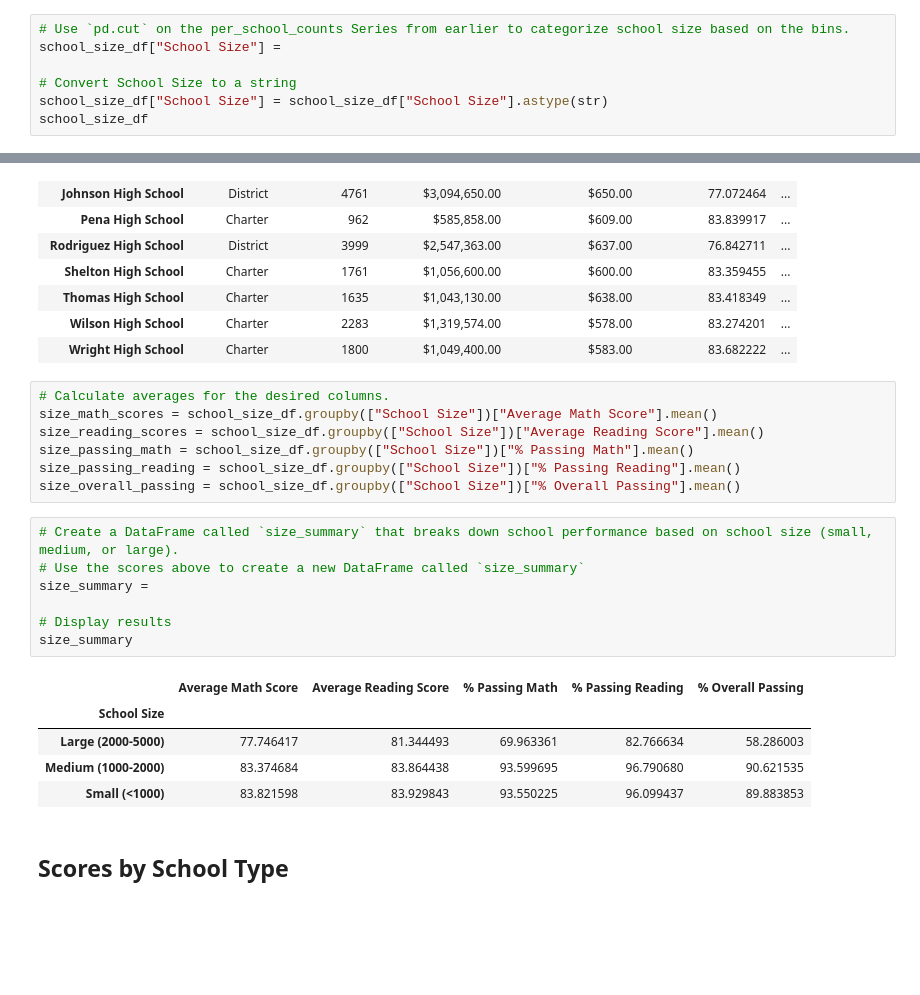
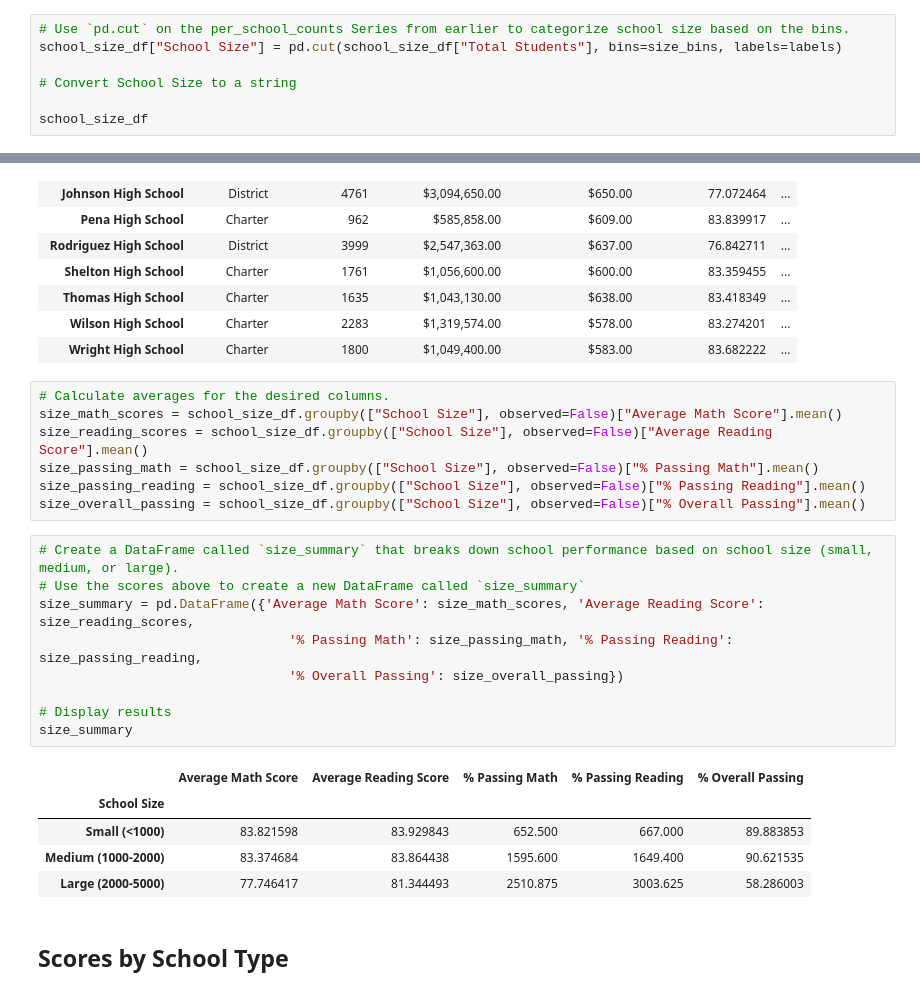
Before and after one commit to lilianag21/pandas-challenge, a Jupyter notebook: PyCitySchools/PyCitySchools_starter.ipynb, the cells around one changed output, grey strips where cells are left out. Cells and saved outputs as stored; diff of their text form; blank space fills up the shorter version.

```diff
--- a/PyCitySchools/PyCitySchools_starter.ipynb
+++ b/PyCitySchools/PyCitySchools_starter.ipynb
@@ -463,10 +487,10 @@ labels = ["Small (<1000)", "Medium (1000-2000)", "Large (2000-5000)"]
 school_size_df = per_school_summary.copy()
 # %%
 # Use `pd.cut` on the per_school_counts Series from earlier to categorize school size based on the bins.
-school_size_df["School Size"] =
+school_size_df["School Size"] = pd.cut(school_size_df["Total Students"], bins=size_bins, labels=labels)
 
 # Convert School Size to a string
-school_size_df["School Size"] = school_size_df["School Size"].astype(str)
+
 school_size_df
 # %% [output]
 |  | School Type | Total Students | Total School Budget | Per Student Budget | Average Math Score | ... |
@@ -488,24 +512,26 @@ school_size_df
 | Wright High School | Charter | 1800 | $1,049,400.00 | $583.00 | 83.682222 | ... |
 # %%
 # Calculate averages for the desired columns.
-size_math_scores = school_size_df.groupby(["School Size"])["Average Math Score"].mean()
-size_reading_scores = school_size_df.groupby(["School Size"])["Average Reading Score"].mean()
-size_passing_math = school_size_df.groupby(["School Size"])["% Passing Math"].mean()
-size_passing_reading = school_size_df.groupby(["School Size"])["% Passing Reading"].mean()
-size_overall_passing = school_size_df.groupby(["School Size"])["% Overall Passing"].mean()
+size_math_scores = school_size_df.groupby(["School Size"], observed=False)["Average Math Score"].mean()
+size_reading_scores = school_size_df.groupby(["School Size"], observed=False)["Average Reading Score"].mean()
+size_passing_math = school_size_df.groupby(["School Size"], observed=False)["% Passing Math"].mean()
+size_passing_reading = school_size_df.groupby(["School Size"], observed=False)["% Passing Reading"].mean()
+size_overall_passing = school_size_df.groupby(["School Size"], observed=False)["% Overall Passing"].mean()
 # %%
 # Create a DataFrame called `size_summary` that breaks down school performance based on school size (small, medium, or large).
 # Use the scores above to create a new DataFrame called `size_summary`
-size_summary =
+size_summary = pd.DataFrame({'Average Math Score': size_math_scores, 'Average Reading Score': size_reading_scores,
+                                '% Passing Math': size_passing_math, '% Passing Reading': size_passing_reading,
+                                '% Overall Passing': size_overall_passing})
 
 # Display results
 size_summary
 # %% [output]
 |  | Average Math Score | Average Reading Score | % Passing Math | % Passing Reading | % Overall Passing |
 | School Size |  |  |  |  |  |
-| Large (2000-5000) | 77.746417 | 81.344493 | 69.963361 | 82.766634 | 58.286003 |
-| Medium (1000-2000) | 83.374684 | 83.864438 | 93.599695 | 96.790680 | 90.621535 |
-| Small (<1000) | 83.821598 | 83.929843 | 93.550225 | 96.099437 | 89.883853 |
+| Small (<1000) | 83.821598 | 83.929843 | 652.500 | 667.000 | 89.883853 |
+| Medium (1000-2000) | 83.374684 | 83.864438 | 1595.600 | 1649.400 | 90.621535 |
+| Large (2000-5000) | 77.746417 | 81.344493 | 2510.875 | 3003.625 | 58.286003 |
 # %% [markdown]
 ## Scores by School Type
 # %%
```
Also changed, not shown: parts of 5 cells of this notebook.
